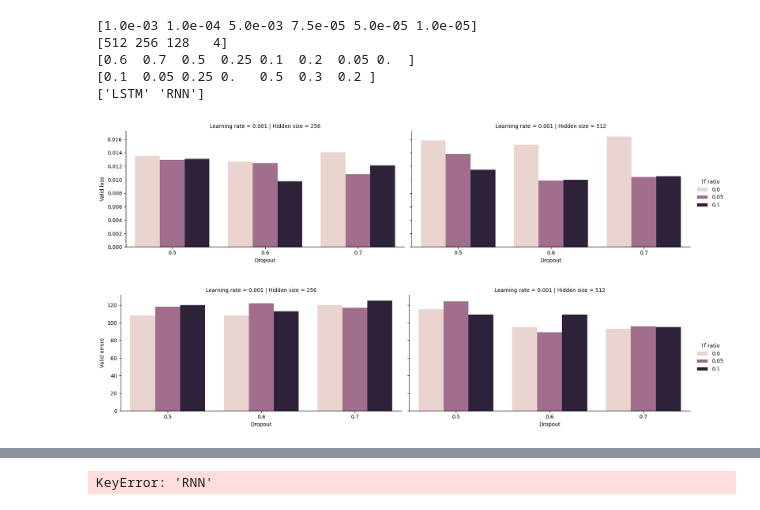
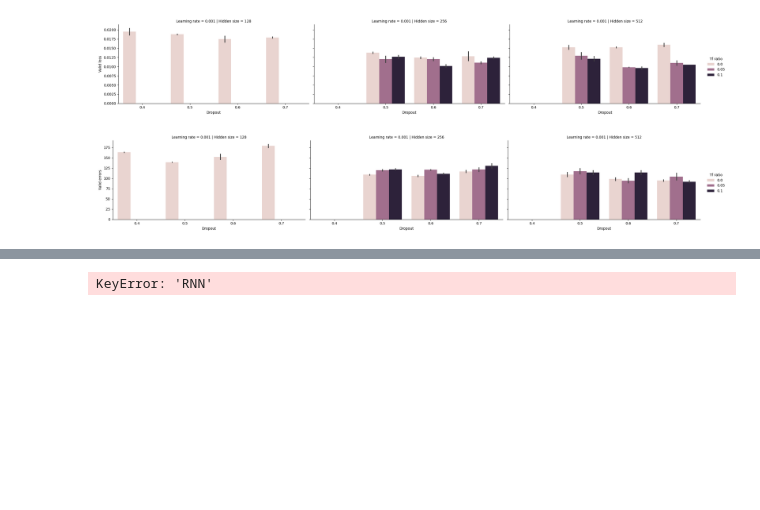
Before and after one commit to danieldager/swp-model, a Jupyter notebook: notebooks/grid_search.ipynb, the cells around one changed output, grey strips where cells are left out. Saved outputs shown, nothing was run; the diff lists cells and outputs as text; code cells hidden in the pictures; blank space fills up the shorter version.

Commit message:
training on full trainset

```diff
--- a/notebooks/grid_search.ipynb
+++ b/notebooks/grid_search.ipynb
@@ -20,26 +100,26 @@ import matplotlib.pyplot as plt
 from swp.utils.grid_search import grid_search_aggregate
 
 # Aggregate the results
-grid_search_aggregate()
+# grid_search_aggregate()
 
 # Load the results with pandas
 results = pd.read_csv('../results/gridsearch/aggregated_training.csv')
-results = results.sort_values(by='Valid loss')
+results = results.sort_values(by='Train errors')
 # results
 
 # Get the ranges for all of the hyperparameters
-print(results['Learning rate'].unique())
-print(results['Hidden size'].unique())
-print(results['Dropout'].unique())
-print(results['Tf ratio'].unique())
-print(results['Recurrent type'].unique())
+# print(results['Learning rate'].unique())
+# print(results['Hidden size'].unique())
+# print(results['Dropout'].unique())
+# print(results['Tf ratio'].unique())
+# print(results['Recurrent type'].unique())
 
 # Get only column Epoch = 50 and sort by validation accuracy
 # results = results[results['Epoch'] == 49]
 
 # rnns = results[results['Recurrent type'] == 'RNN']
 # # rnns = rnns[rnns["Tf ratio"] > 0.1]
-# rnns = rnns.sort_values(by='Validation loss')
+# rnns = rnns.sort_values(by='Train errors')
 # sns.catplot(
 #     data=rnns,
 #     y='Train loss',
@@ -52,6 +132,7 @@ print(results['Recurrent type'].unique())
 #     aspect=2
 # )
 # plt.show()
+# rnns
 
 # lstms = results[results['Recurrent type'] == 'LSTM']
 # # lstms = lstms[lstms["Learning rate"] == 0.0005]
@@ -62,7 +143,7 @@ print(results['Recurrent type'].unique())
 #     y='Valid loss',
 #     x = "Learning rate",
 #     col="Hidden size",
-#     hue="Dropout",
+#     hue="Tf ratio",
 #     # row="Tf ratio",
 #     kind='bar',
 #     height=4,
@@ -70,39 +151,35 @@ print(results['Recurrent type'].unique())
 # )
 # plt.show()
 
 lstms = results[results['Recurrent type'] == 'LSTM']
-lstms = lstms[lstms["Epoch"] > 69]
+lstms = lstms[lstms["Epoch"] > 68]
+lstms = lstms[lstms["Learning rate"] == 0.001]
 sns.catplot(
     data=lstms,
     y='Valid loss',
     x="Dropout",
     col="Hidden size",
     row="Learning rate",
     hue="Tf ratio",
     kind='bar',
     height=4,
     aspect=2
 )
 plt.show()
 sns.catplot(
     data=lstms,
     y='Valid errors',
     x="Dropout",
     col="Hidden size",
     row="Learning rate",
     hue="Tf ratio",
     kind='bar',
     height=4,
     aspect=2
 )
 plt.show()
 lstms
 # %% [output]
-[1.0e-03 1.0e-04 5.0e-03 7.5e-05 5.0e-05 1.0e-05]
-[512 256 128   4]
-[0.6  0.7  0.5  0.25 0.1  0.2  0.05 0.  ]
-[0.1  0.05 0.25 0.   0.5  0.3  0.2 ]
-['LSTM' 'RNN']
-[figure, old version]
+[figure, new version]
-[figure, old version]
+[figure, new version]
 |  | Model name | Train name | Model type | Start token id | Recurrent type | Hidden size | Num layers | Dropout | ... |
```
Also changed, not shown: parts of 2 cells of this notebook, 8 other files.
